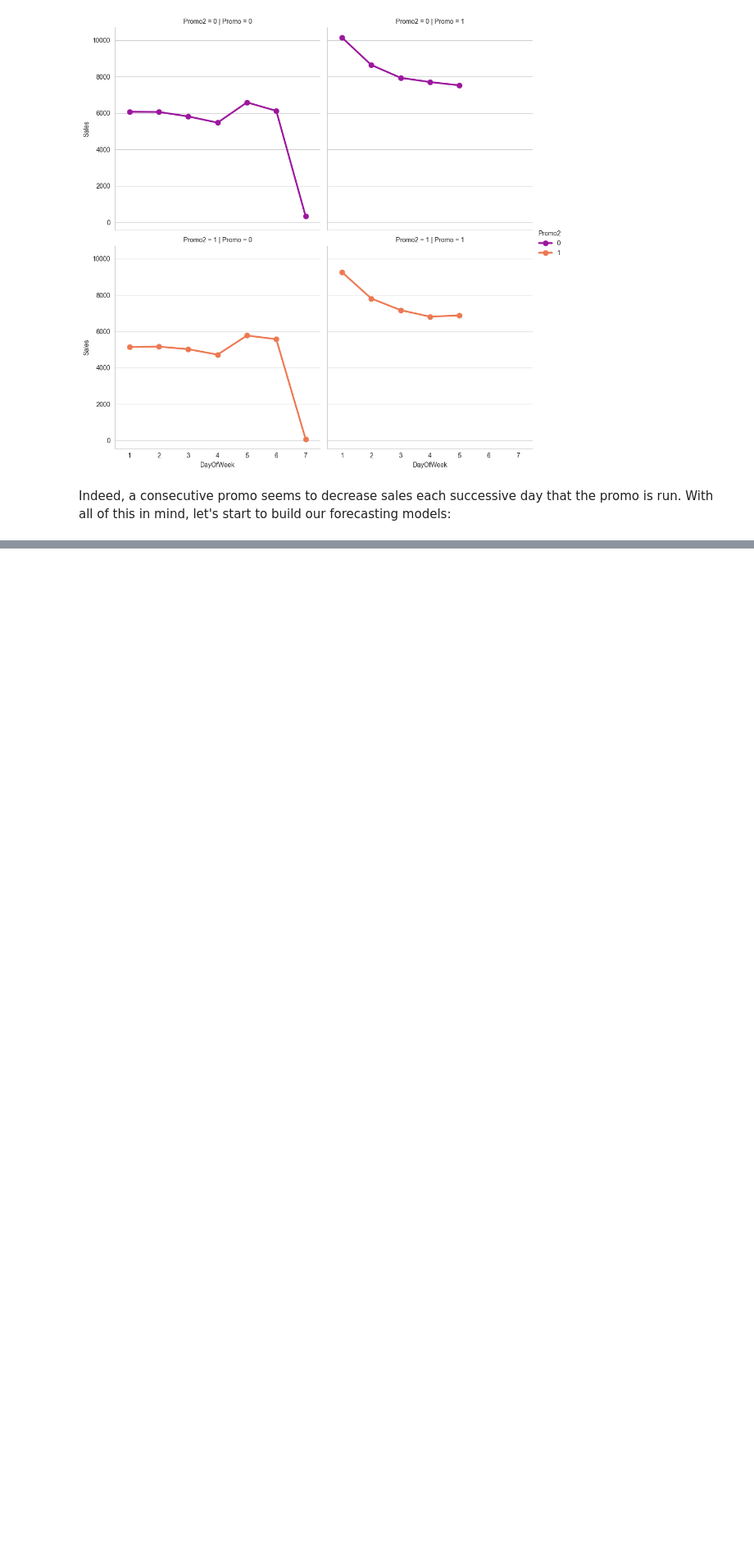
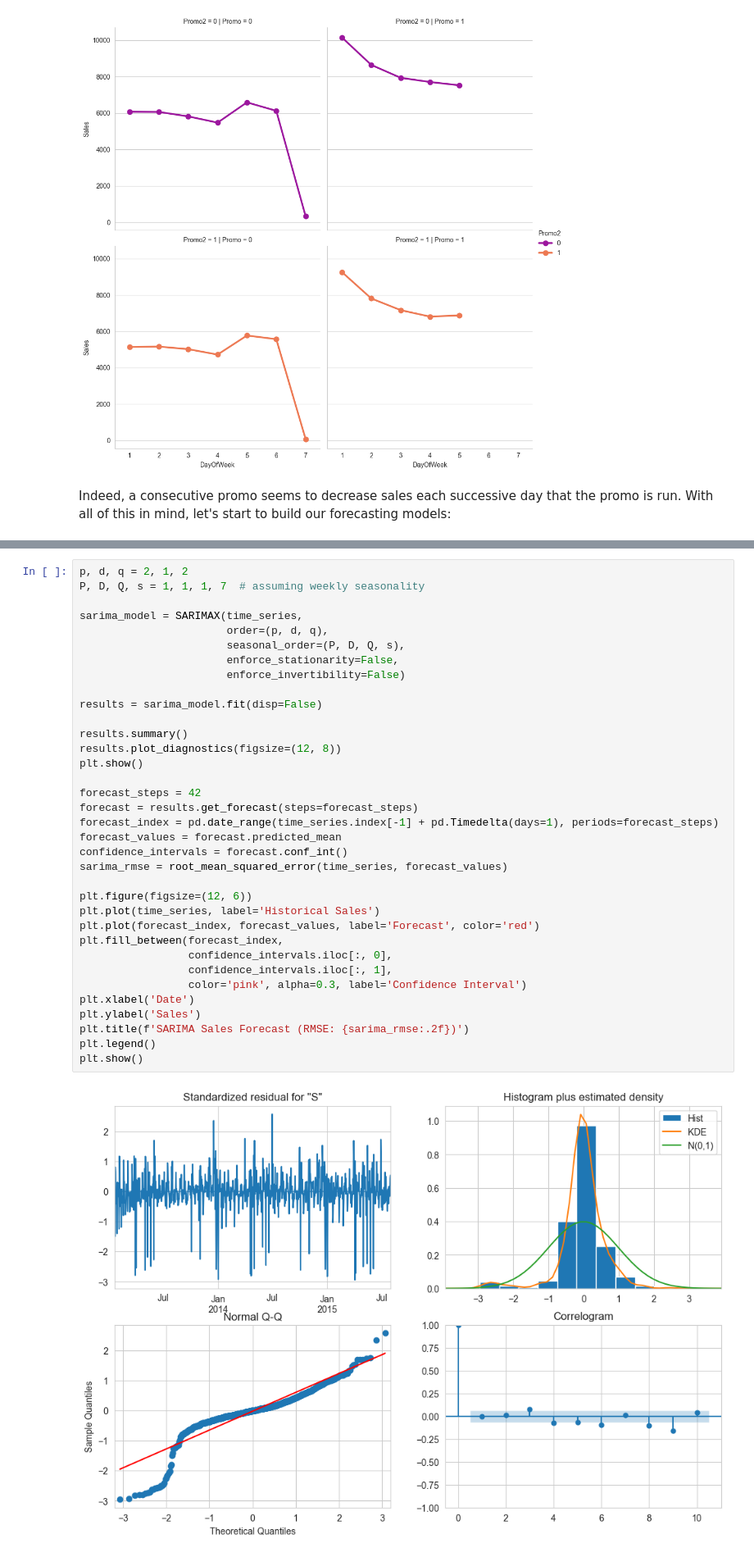
Before and after one commit to austindbirch/data_science_portfolio, a Jupyter notebook: 2: Sales and Revenue Optimization/Sales Forecasting/sales_forecasting.ipynb, the cells around one changed output, grey strips where cells are left out. Shown at 82% size. Drawn from its saved outputs; the diff is of its cells as text; blank space fills up the shorter version.

```diff
--- a/2: Sales and Revenue Optimization/Sales Forecasting/sales_forecasting.ipynb
+++ b/2: Sales and Revenue Optimization/Sales Forecasting/sales_forecasting.ipynb
@@ -411,0 +564,37 @@ full_data.describe
+# %%
+p, d, q = 2, 1, 2
+P, D, Q, s = 1, 1, 1, 7  # assuming weekly seasonality
+
+sarima_model = SARIMAX(time_series,
+                       order=(p, d, q),
+                       seasonal_order=(P, D, Q, s),
+                       enforce_stationarity=False,
+                       enforce_invertibility=False)
+
+results = sarima_model.fit(disp=False)
+
+results.summary()
+results.plot_diagnostics(figsize=(12, 8))
+plt.show()
+
+forecast_steps = 42
+forecast = results.get_forecast(steps=forecast_steps)
+forecast_index = pd.date_range(time_series.index[-1] + pd.Timedelta(days=1), periods=forecast_steps)
+forecast_values = forecast.predicted_mean
+confidence_intervals = forecast.conf_int()
+sarima_rmse = root_mean_squared_error(time_series, forecast_values)
+
+plt.figure(figsize=(12, 6))
+plt.plot(time_series, label='Historical Sales')
+plt.plot(forecast_index, forecast_values, label='Forecast', color='red')
+plt.fill_between(forecast_index,
+                 confidence_intervals.iloc[:, 0],
+                 confidence_intervals.iloc[:, 1],
+                 color='pink', alpha=0.3, label='Confidence Interval')
+plt.xlabel('Date')
+plt.ylabel('Sales')
+plt.title(f'SARIMA Sales Forecast (RMSE: {sarima_rmse:.2f})')
+plt.legend()
+plt.show()
+# %% [output]
+[figure, added]
```
Also changed, not shown: parts of 20 cells of this notebook.
